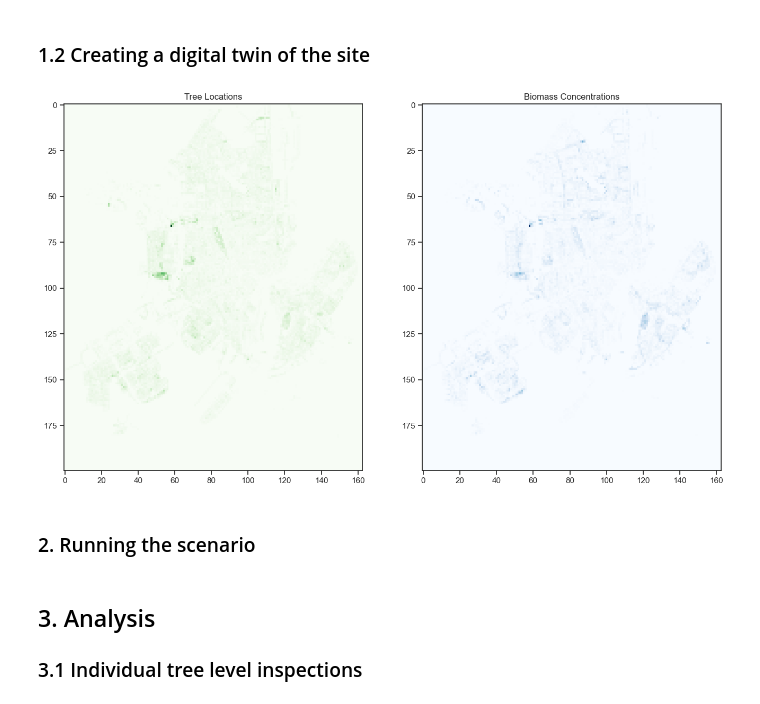
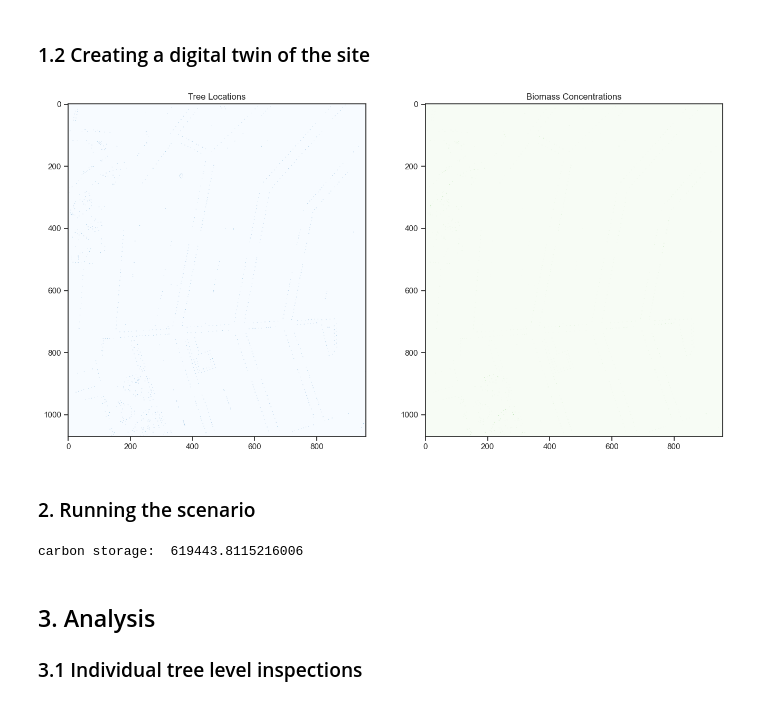
Before and after one commit to lucidmindsai/gus, a Jupyter notebook: notebooks/Amsterdam.ipynb, the cells around one changed output. Drawn from its saved outputs; the diff is of its cells as text; code cells hidden in the pictures.

```diff
--- a/notebooks/Amsterdam.ipynb
+++ b/notebooks/Amsterdam.ipynb
@@ -42,10 +34,13 @@ from pygus.gus.utilities import (
 ### 1.1 Importing data on site, tree populations, experiment parameters
 # %%
 # File that holds site/city other geolocated data and parameters
-fname_config_site = resource_filename("pygus", "gus/inputs/site.json")
+fname_config_site = os.path.join("..","pygus",  "gus", "inputs", "site.json")
+site_config = SiteConfig.from_file(fname_config_site)
 
 # File that include tree species specific parameters
-fname_config_allometrics = resource_filename("pygus", "gus/inputs/allometrics.json")
+fname_config_allometrics = os.path.join("..", "pygus", "gus", "inputs", "allometrics.json")
+allometrics = Species(fname_config_allometrics)
 
 # File that holds experiment parameters
-fname_scenario_params = resource_filename("pygus", "gus/inputs/scenario.json")
+fname_scenario_params = os.path.join("..","pygus",  "gus", "inputs", "scenario.json")
+scenario_config = ScenarioConfig.from_file(fname_scenario_params)
@@ -214,19 +49,32 @@ site = Urban(df_pop, fname_config_allometrics, fname_config_site, scenario_param
+# %%
+# local file to test the framework before testing the large 11MB A'dam data file
+# pop_df = os.path.join("..", "pygus", "gus", "inputs", "amsterdam_all_trees_1000.csv")
+pop_df = "https://treesai-gus-public.s3.eu-west-3.amazonaws.com/amsterdam_all_trees_latlng.csv"
+
+
+# site = Urban(pop_df, fname_config_allometrics, fname_config_site, fname_scenario_params)
+site = Urban(
+    population=pop_df,
+    species_allometrics=allometrics,
+    site_config=site_config,
+    scenario=scenario_config
+)
 # %%
 initial_locations = get_raster_data(site, counts=True)
 initial_biomass = get_raster_data(site, var="biomass")
 
 sns.set_style("ticks")
 fig = plt.figure(figsize=(16, 12))
 plt.subplot(121)
-plt.imshow(initial_locations, cmap="Greens")
+plt.imshow(initial_locations, cmap="Blues")
 plt.title("Tree Locations")
 plt.subplot(122)
 plt.title("Biomass Concentrations")
-plt.imshow(initial_biomass, cmap="Blues")
+plt.imshow(initial_biomass, cmap="Greens")
 # plt.colorbar(label = 'Biomass - Kg')
 plt.show()
 # %% [output]
-[figure, old version]
+[figure, new version]
 # %% [markdown]
 
 ### 2. Running the scenario
@@ -236,3 +81,7 @@ for i in range(scenario_params["time_horizon_years"]):
+# %%
+df_out_site = site.run()
+# %% [output]
+carbon storage:  619443.8115216006
 # %% [markdown]
 
 ## 3. Analysis
```
Also changed, not shown: parts of 33 cells of this notebook, 21 other files.
